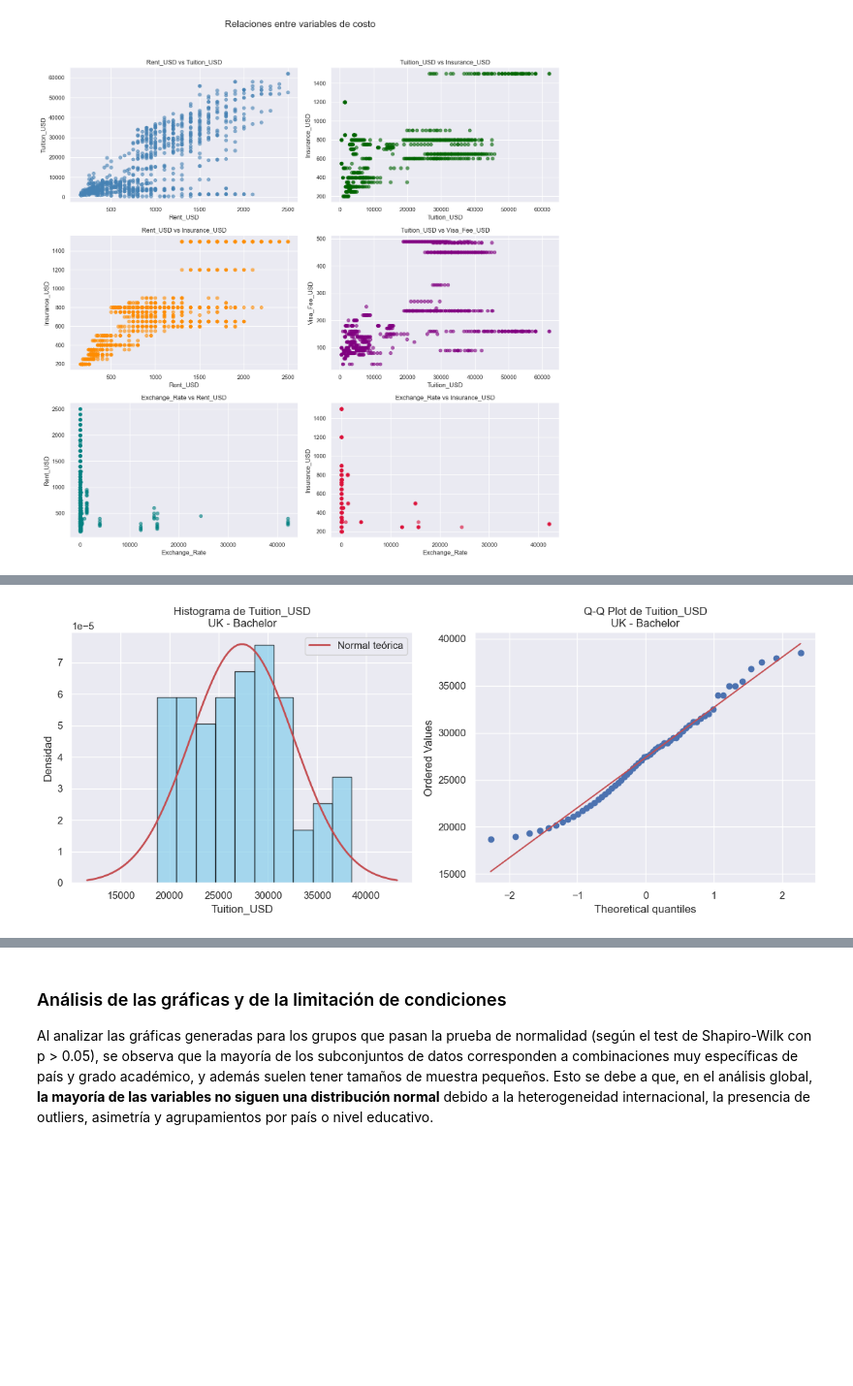
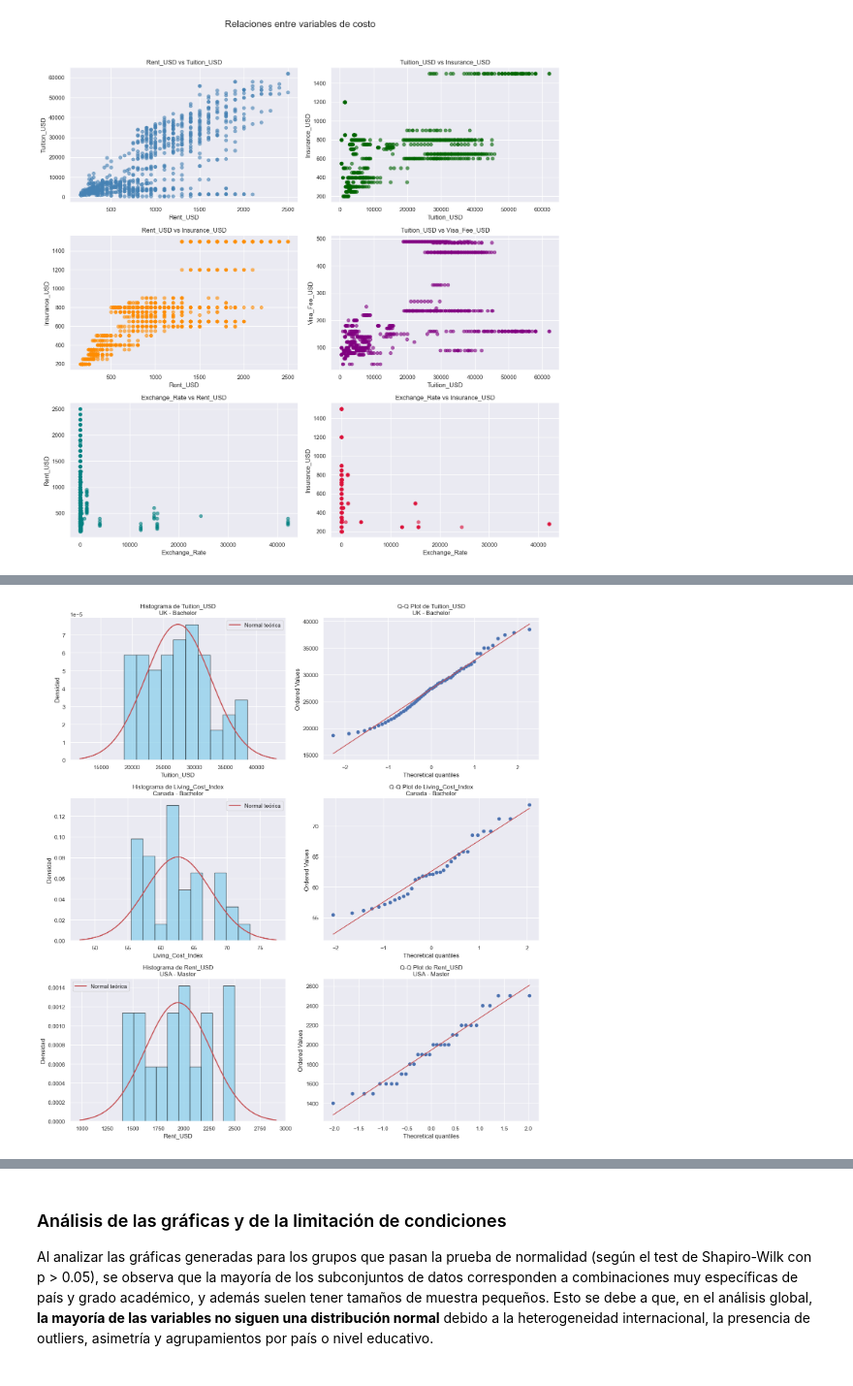
Before and after one commit to Daniel-Prada27/Proyecto_Estadistica, a Jupyter notebook: Proyecto.ipynb, the cells around one changed output, grey strips where cells are left out. Shown at 97% size. Drawn from its saved outputs; the diff is of its cells as text; code cells hidden in the pictures; blank space fills up the shorter version.

Commit message:
Add barplots and group some plots in one figure

```diff
--- a/Proyecto.ipynb
+++ b/Proyecto.ipynb
@@ -95,0 +89,18 @@ Name: Tuition_USD, dtype: float64
+# %%
+# @title Valor promedio de matrícula por nivel del programa
+avg_tuition = df.groupby(['Program', 'Level'])['Tuition_USD'].mean().unstack()
+
+max_values = avg_tuition.max()
+
+avg_tuition.plot(kind='bar', figsize=(20,8), width=1)
+plt.title('Average Tuition by Program and Level')
+plt.xlabel('Program')
+plt.ylabel('Average Tuition (USD)')
+
+colors = ['blue', 'orange', 'green']
+
+for i, (level, max_val) in enumerate(max_values.items()):
+    plt.axhline(y=max_val, linestyle='--', linewidth=1, label=f'Max {level} ({max_val})', color=colors[i])
+
+plt.legend(title='Level')
+plt.show()
@@ -398,17 +491,31 @@ En todos los casos, **los p-values obtenidos fueron menores a 0.05**, lo que ind
 > **Conclusión:**
 > Ninguna de las variables cuantitativas analizadas sigue una distribución normal en el conjunto de datos global, principalmente por la gran heterogeneidad entre países, las diferencias sociales y económicas, y la diversidad de niveles académicos. Es fundamental elegir métodos estadísticos adecuados y ser cauteloso al interpretar los resultados.
 # %%
+import pandas as pd
+import numpy as np
+import matplotlib.pyplot as plt
+from scipy.stats import shapiro, kstest, probplot, norm
 
-variables_cuantitativas = [
-    'Tuition_USD', 'Living_Cost_Index', 'Rent_USD'
-]
+# Cargar el CSV
+df = pd.read_csv("https://drive.google.com/uc?id=1-ih35GtpwxeZkNfypUt0Ab-HgM9r1QHT")
 
-for var in variables_cuantitativas:
+# Variables a analizar
+variables_cuantitativas = ['Tuition_USD', 'Living_Cost_Index', 'Rent_USD']
+
+grupos_sin_variacion = []
+
+# Crear figura con 2 columnas y 1 fila por variable
+fig, axes = plt.subplots(len(variables_cuantitativas), 2, figsize=(14, 5 * len(variables_cuantitativas)))
+
+if len(variables_cuantitativas) == 1:
+    axes = np.expand_dims(axes, axis=0)  # Ensure axes[i, j] always works
+
+for i, var in enumerate(variables_cuantitativas):
     resultados = []
     for pais in df['Country'].unique():
         for grado in df['Level'].unique():
             data = df[(df['Country'] == pais) & (df['Level'] == grado)][var].dropna()
-            if len(data) >= 3:
+            if len(data) >= 3 and data.nunique() > 1:
                 stat, p = shapiro(data)
                 if p > 0.05:
                     resultados.append({
@@ -417,13 +524,24 @@ for var in variables_cuantitativas:
                         'N': len(data),
                         'Shapiro_p': p
                     })
+            elif (len(data)>=3 and data.unique() <= 1):
+                    # Aquí guardamos grupos con rango cero o sin variación
+                    grupos_sin_variacion.append({
+                        'Variable': var,
+                        'País': pais,
+                        'Grado': grado,
+                        'N': len(data)
+                    })
+
+    print(f"\nVariable: {var}")
+
     if resultados:
         df_resultados = pd.DataFrame(resultados)
         grupo = df_resultados.sort_values('N', ascending=False).iloc[0]
         pais_max = grupo['País']
         grado_max = grupo['Grado']
-        print(f"\nVariable: {var}")
         print(f"Grupo con más datos (pasa normalidad): País={pais_max}, Grado={grado_max}, N={grupo['N']}")
+
         data_max = df[(df['Country'] == pais_max) & (df['Level'] == grado_max)][var].dropna()
 
         # Pruebas de normalidad
@@ -432,27 +550,37 @@ for var in variables_cuantitativas:
         print(f"Shapiro-Wilk: stat={shapiro_stat:.3f}, p={shapiro_p:.3e}")
         print(f"Kolmogorov-Smirnov: stat={ks_stat:.3f}, p={ks_p:.3e}")
 
-        # Gráficas
-        fig, axes = plt.subplots(1, 2, figsize=(12, 5))
-        # Histograma con curva normal teórica
-        axes[0].hist(data_max, bins=10, density=True, alpha=0.7, color='skyblue', edgecolor='black')
+        # Gráfica 1: Histograma con curva normal
+        ax_hist = axes[i, 0]
+        ax_qq = axes[i, 1]
+
+        ax_hist.hist(data_max, bins=10, density=True, alpha=0.7, color='skyblue', edgecolor='black')
         mu, std = data_max.mean(), data_max.std()
-        x = np.linspace(mu - 3*std, mu + 3*std, 100)
-        axes[0].plot(x, norm.pdf(x, mu, std), 'r-', lw=2, label='Normal teórica')
-        axes[0].set_title(f'Histograma de {var}\n{pais_max} - {grado_max}')
-        axes[0].set_xlabel(var)
-        axes[0].set_ylabel('Densidad')
-        axes[0].legend()
+        x = np.linspace(mu - 3 * std, mu + 3 * std, 100)
+        ax_hist.plot(x, norm.pdf(x, mu, std), 'r-', lw=2, label='Normal teórica')
+        ax_hist.set_title(f'Histograma de {var}\n{pais_max} - {grado_max}')
+        ax_hist.set_xlabel(var)
+        ax_hist.set_ylabel('Densidad')
+        ax_hist.legend()
 
-        # Q-Q plot
-        probplot(data_max, dist="norm", plot=axes[1])
-        axes[1].set_title(f'Q-Q Plot de {var}\n{pais_max} - {grado_max}')
+        # Gráfica 2: Q-Q Plot
+        probplot(data_max, dist="norm", plot=ax_qq)
+        ax_qq.set_title(f'Q-Q Plot de {var}\n{pais_max} - {grado_max}')
 
-        plt.tight_layout()
-        plt.show()
     else:
-        print(f"\nVariable: {var}")
         print("No hay grupos que pasen la prueba de normalidad con al menos 3 datos.")
+        axes[i, 0].axis('off')
+        axes[i, 1].axis('off')
+
+plt.tight_layout()
+plt.show()
+
+# if grupos_sin_variacion:
+#     print("\n--- Grupos con datos constantes o sin variación ---")
+#     df_sin_var = pd.DataFrame(grupos_sin_variacion)
+#     print(df_sin_var)
+# else:
+#     print("\nNo se encontraron grupos con datos constantes o sin variación.")
 # %% [output]
 Variable: Tuition_USD
 Grupo con más datos (pasa normalidad): País=UK, Grado=Bachelor, N=60
@@ -461 +599 @@ Kolmogorov-Smirnov: stat=0.053, p=9.934e-01
-[figure, old version]
+[figure, new version]
```
Also changed, not shown: parts of 25 cells of this notebook.
